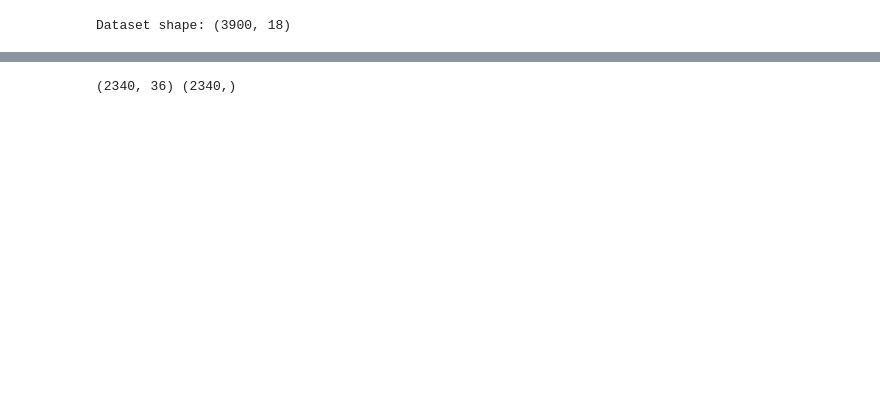
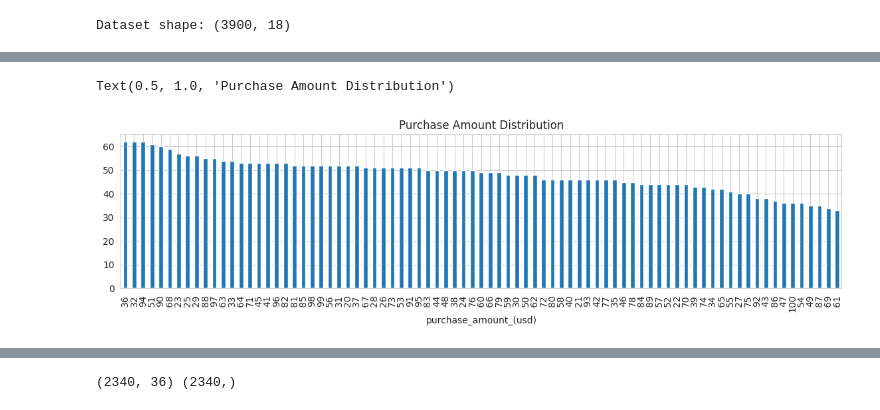
Before and after one commit to briannasancheztop/ADS505_Consumerbehavior, a Jupyter notebook: ADS505_Group_Project_.ipynb, the cells around one changed output, grey strips where cells are left out. Saved outputs shown, nothing was run; the diff lists cells and outputs as text; code cells hidden in the pictures; blank space fills up the shorter version.

```diff
--- a/ADS505_Group_Project_.ipynb
+++ b/ADS505_Group_Project_.ipynb
@@ -116,0 +177,8 @@ False
+# %%
+#Ploted Purchase Amount Distribution
+plt.figure(figsize=(14,3))
+data['purchase_amount_(usd)'].value_counts().plot(kind='bar')
+plt.title('Purchase Amount Distribution')
+# %% [output]
+Text(0.5, 1.0, 'Purchase Amount Distribution')
+[figure, added]
```
Also changed, not shown: parts of 36 cells of this notebook.
